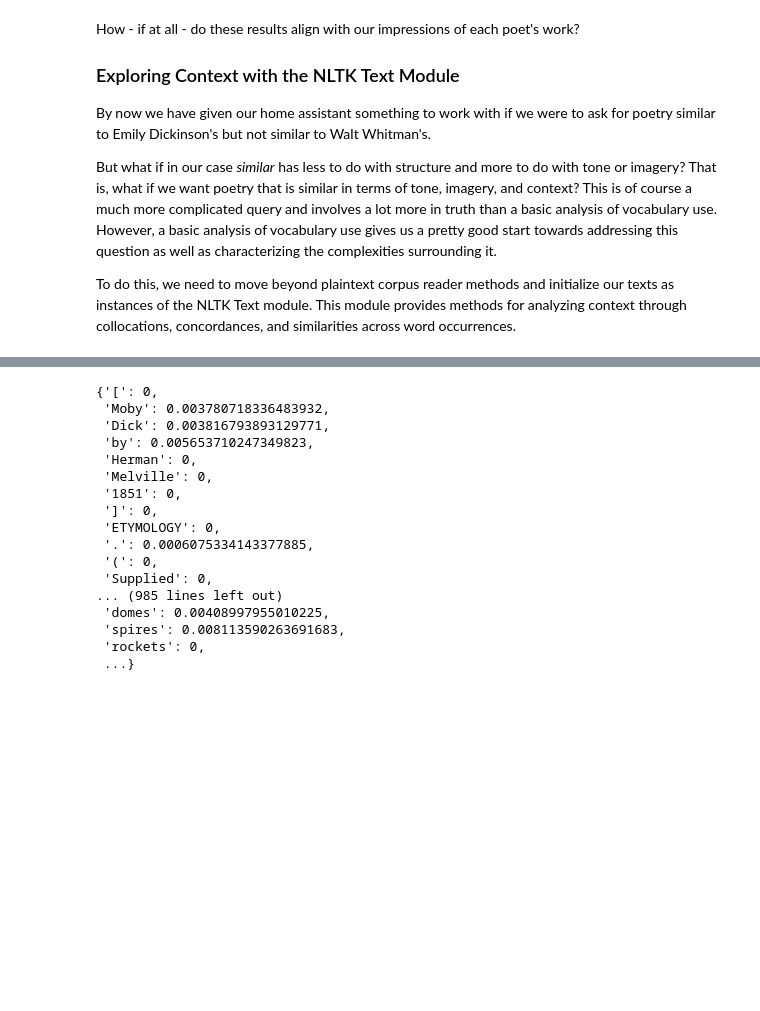
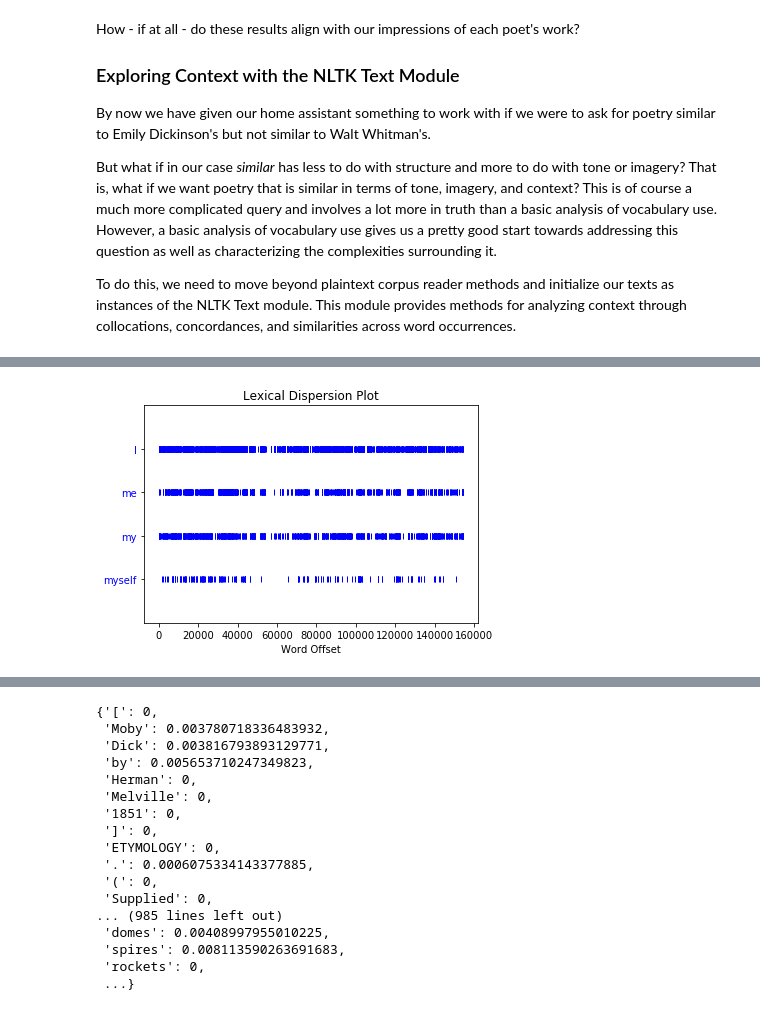
Before and after one commit to unmrds/cc-nlp, a Jupyter notebook: 02_Python_NLP_Tutorial.ipynb, the cells around one changed output, grey strips where cells are left out. Saved outputs shown, nothing was run; the diff lists cells and outputs as text; code cells hidden in the pictures; blank space fills up the shorter version.

```diff
--- a/02_Python_NLP_Tutorial.ipynb
+++ b/02_Python_NLP_Tutorial.ipynb
@@ -563,0 +611,4 @@ ci.similar_words('man')
+# %%
+waltText.dispersion_plot(['I', 'me', 'my', 'myself'])
+# %% [output]
+[figure, added]
```
Also changed, not shown: parts of 24 cells of this notebook.
